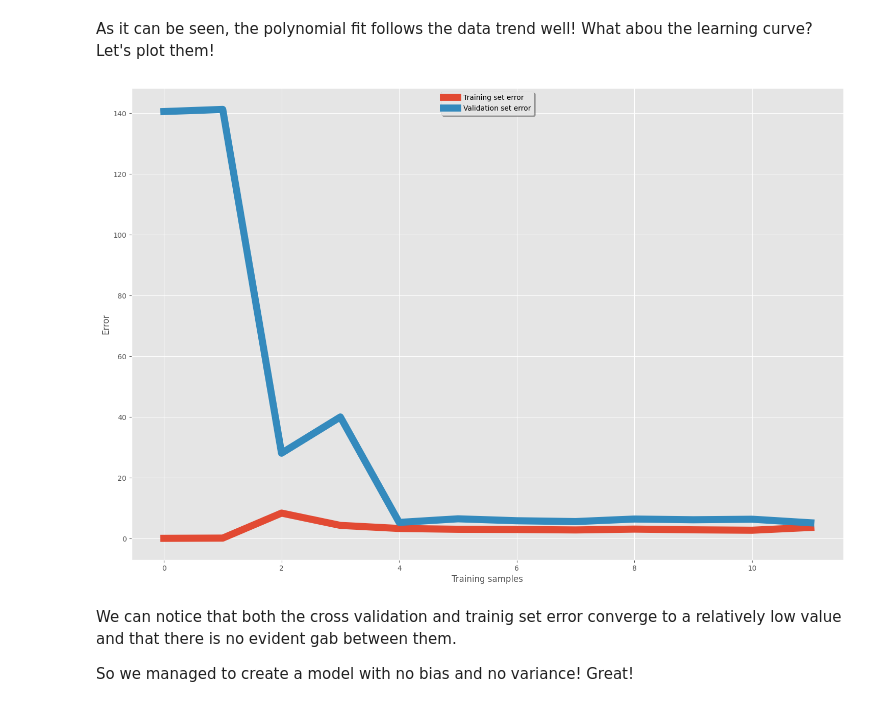
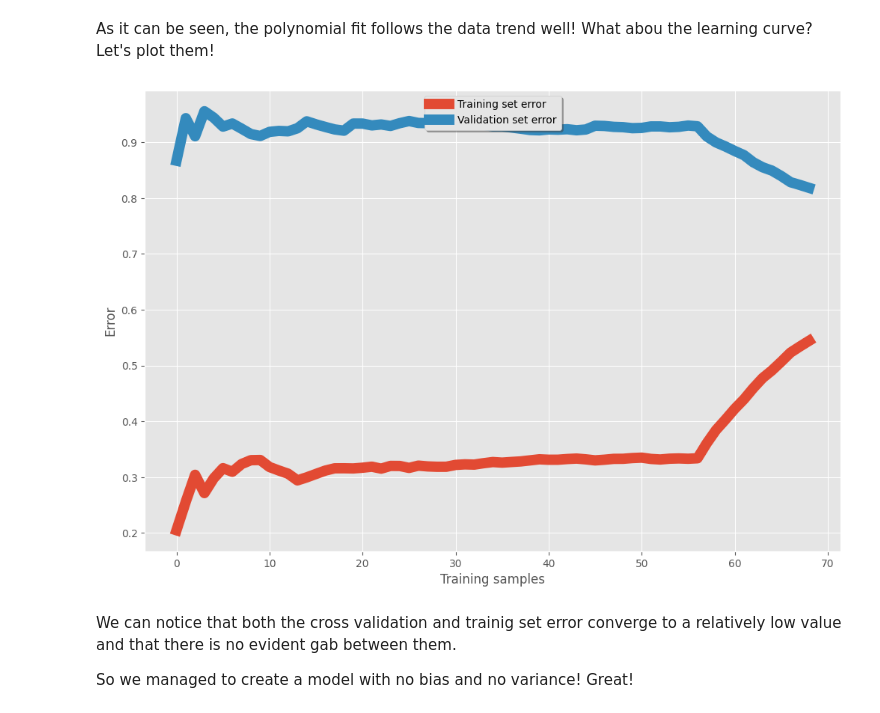
Before and after one commit to sarahmoussaoui/TP-Reseaux-de-Neurones, a Jupyter notebook: TP5/Programming Exercise 5 - Regularized Linear Regression and Bias vs Variance.ipynb, the cells around one changed output. Saved outputs shown, nothing was run; the diff lists cells and outputs as text; code cells hidden in the pictures.

```diff
--- a/TP5/Programming Exercise 5 - Regularized Linear Regression and Bias vs Variance.ipynb
+++ b/TP5/Programming Exercise 5 - Regularized Linear Regression and Bias vs Variance.ipynb
@@ -66,0 +36,12 @@ plt.show()
+# %%
+data = pd.read_csv('data.csv')
+print("Dimensions des données:", data.shape)
+
+X = data.iloc[:, :2].values
+y = data.iloc[:, -1].values.reshape(-1, 1)
+
+
+X_train_val, X_test, y_train_val, y_test = train_test_split(X, y, test_size=0.2, random_state=42)
+X_train, X_val, y_train, y_val = train_test_split(X_train_val, y_train_val, test_size=0.25, random_state=42)  # 0.25 x 0.8 = 0.2
+
+print(f"Dimensions des ensembles - Train: {X_train.shape}, Validation: {X_val.shape}, Test: {X_test.shape}")
@@ -190,6 +261,3 @@ It is evident that a straight line does not model the true relationship between
 ### Learning curve
 # %% [markdown]
 A **learning curve** is a useful method that shows the error on the training set v.s. validation set for an increasing number of data points ingested in the learning process. Let's call `learningCurve` function and plot the result.
-# %%
-# add bias term validation set
-X_val = np.c_[np.ones((X_val.shape[0], 1)), X_val]
@@ -222,11 +289,3 @@ To achieve that, we use the function `polyFeatures` which takes in input the dat
 It turns out that if we run the training directly using the new dataset we obtained, will not work well as the features would be badly scaled. Therefore is necessary to use feature normalization. To do that, we used the function `featureNormalize`. This function returns the normalized dataset, the *mean* and the *standard deviation* (represented by `sigma` variable in the code). We need the mean and standard deviation for normalize subsequently the validation and test set.
 # %% [markdown]
 ## High Variance model
-# %%
-mat = scipy.io.loadmat('ex5data1.mat')
-X = mat['X']
-y = mat['y']
-X_val = mat['Xval']
-y_val = mat['yval']
-X_test = mat['Xtest']
-y_test = mat['ytest']
@@ -249,2 +292,17 @@ X_poly_test = np.c_[np.ones((X_poly_test.shape[0], 1)), X_poly_test]
+# %%
+degree = 6
+
+
+X_train_poly = featurePolynomial(X_train, degree)
+X_train_poly_norm, mean_poly, std_poly = featureNormalize(X_train_poly[:, 1:])  # Ne pas normaliser la colonne de biais
+X_train_poly_b = np.hstack((np.ones((X_train_poly_norm.shape[0], 1)), X_train_poly_norm))
+
+X_val_poly = featurePolynomial(X_val, degree)
+X_val_poly_norm = (X_val_poly[:, 1:] - mean_poly) / std_poly
+X_val_poly_b = np.hstack((np.ones((X_val_poly_norm.shape[0], 1)), X_val_poly_norm))
+
+X_test_poly = featurePolynomial(X_test, degree)
+X_test_poly_norm = (X_test_poly[:, 1:] - mean_poly) / std_poly
+X_test_poly_b = np.hstack((np.ones((X_test_poly_norm.shape[0], 1)), X_test_poly_norm))
 # %% [markdown]
 Normalized our datasets, we can run Linear Regression on the polynomial dataset and see how good our line fits the model.
@@ -361,17 +485,17 @@ plt.show()
 # %% [markdown]
 As it can be seen, the polynomial fit follows the data trend well! What abou the learning curve? Let's plot them!
 # %%
-error_train_poly, error_val_poly = learningCurve(X_poly, y, X_poly_val, y_val, lamb)
+error_train_poly, error_val_poly = learningCurve(X_train_poly, y, X_val_poly, y_val, lamb, alpha, 2000)
 fig = plt.figure()
 ax = fig.add_subplot(1, 1, 1)
-ax.plot(range(X_poly.shape[0]), error_train_poly, label = 'Training set error', linewidth=10)
-ax.plot(range(X_poly.shape[0]), error_val_poly, label = 'Validation set error', linewidth=10)
+ax.plot(range(X_train_poly.shape[0]), error_train_poly, label = 'Training set error', linewidth=10)
+ax.plot(range(X_train_poly.shape[0]), error_val_poly, label = 'Validation set error', linewidth=10)
 legend = ax.legend(loc='upper center', shadow=True)
 plt.ylabel('Error')
 plt.xlabel('Training samples')
 plt.show()
 # %% [output]
-[figure, old version]
+[figure, new version]
 # %% [markdown]
 We can notice that both the cross validation and trainig set error converge to a relatively low value and that there is no evident gab between them.
 
```
Also changed, not shown: parts of 32 cells of this notebook, 3 other files.
